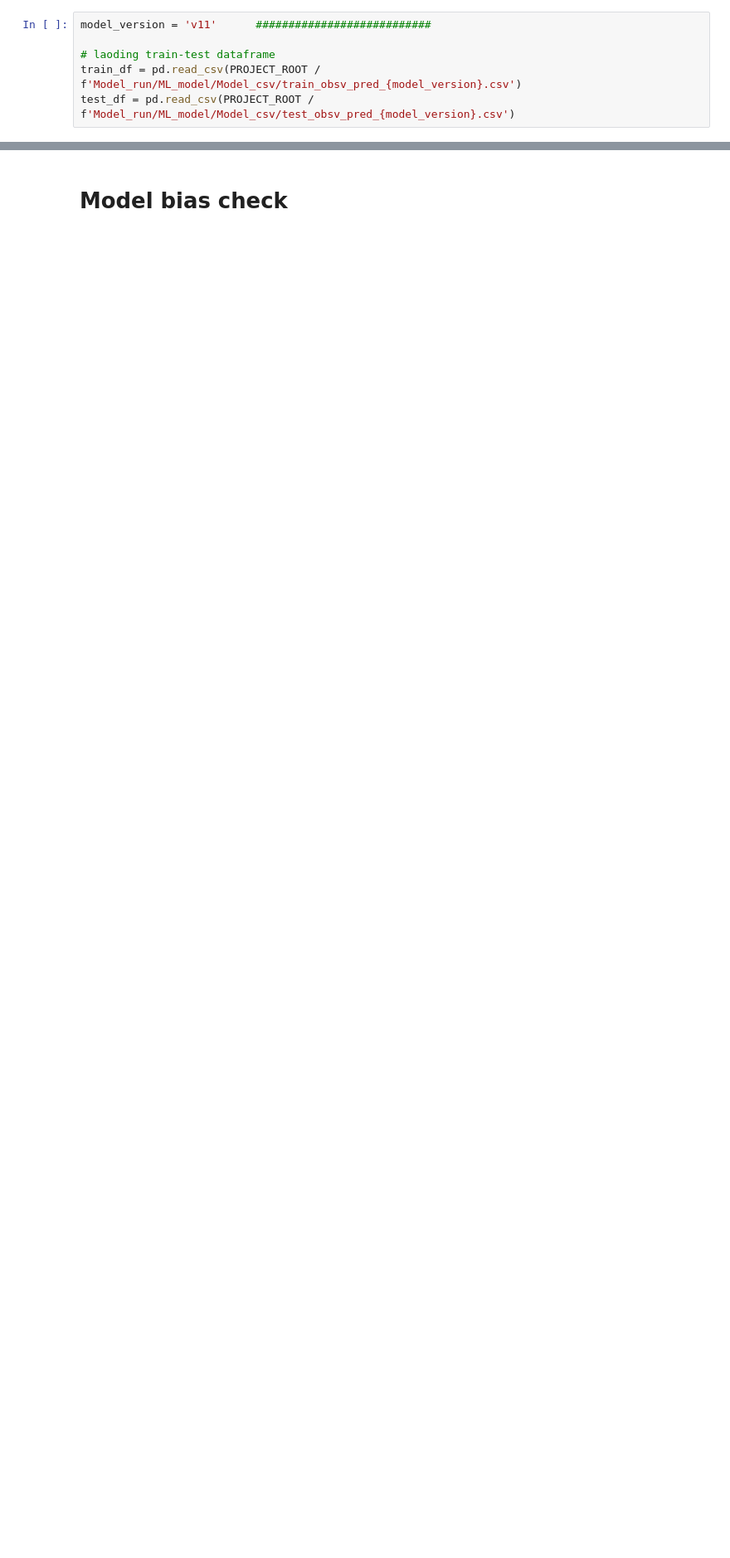
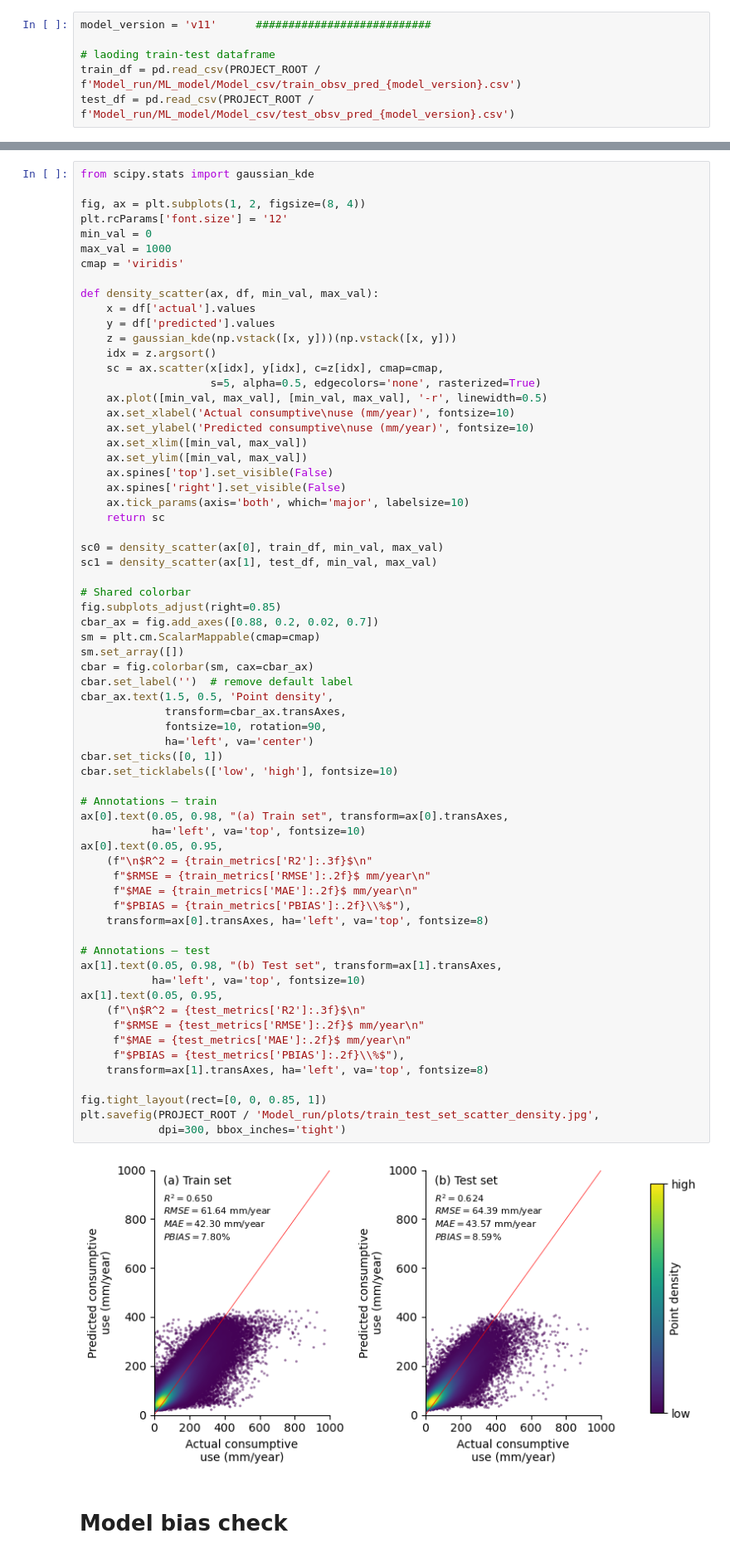
Before and after one commit to mdfahimhasan/WestUS_pumping, a Jupyter notebook: Codes/results_analysis/model_diagnosis.ipynb, the cells around one changed output, grey strips where cells are left out. Shown: that part at 83% size. Drawn from its saved outputs; the diff is of its cells as text; blank space fills up the shorter version.

Commit message:
plot updates

```diff
--- a/Codes/results_analysis/model_diagnosis.ipynb
+++ b/Codes/results_analysis/model_diagnosis.ipynb
@@ -126,3 +130,71 @@ plt.savefig(PROJECT_ROOT / 'Model_run/plots/train_test_set_scatter.jpg', dpi=300
+# %%
+from scipy.stats import gaussian_kde
+
+fig, ax = plt.subplots(1, 2, figsize=(8, 4))
+plt.rcParams['font.size'] = '12'
+min_val = 0
+max_val = 1000
+cmap = 'viridis'
+
+def density_scatter(ax, df, min_val, max_val):
+    x = df['actual'].values
+    y = df['predicted'].values
+    z = gaussian_kde(np.vstack([x, y]))(np.vstack([x, y]))
+    idx = z.argsort()
+    sc = ax.scatter(x[idx], y[idx], c=z[idx], cmap=cmap,
+                    s=5, alpha=0.5, edgecolors='none', rasterized=True)
+    ax.plot([min_val, max_val], [min_val, max_val], '-r', linewidth=0.5)
+    ax.set_xlabel('Actual consumptive\nuse (mm/year)', fontsize=10)
+    ax.set_ylabel('Predicted consumptive\nuse (mm/year)', fontsize=10)
+    ax.set_xlim([min_val, max_val])
+    ax.set_ylim([min_val, max_val])
+    ax.spines['top'].set_visible(False)
+    ax.spines['right'].set_visible(False)
+    ax.tick_params(axis='both', which='major', labelsize=10)
+    return sc
+
+sc0 = density_scatter(ax[0], train_df, min_val, max_val)
+sc1 = density_scatter(ax[1], test_df, min_val, max_val)
+
+# Shared colorbar
+fig.subplots_adjust(right=0.85)
+cbar_ax = fig.add_axes([0.88, 0.2, 0.02, 0.7])
+sm = plt.cm.ScalarMappable(cmap=cmap)
+sm.set_array([])
+cbar = fig.colorbar(sm, cax=cbar_ax)
+cbar.set_label('')  # remove default label
+cbar_ax.text(1.5, 0.5, 'Point density',
+             transform=cbar_ax.transAxes,
+             fontsize=10, rotation=90,
+             ha='left', va='center')
+cbar.set_ticks([0, 1])
+cbar.set_ticklabels(['low', 'high'], fontsize=10)
+
+# Annotations — train
+ax[0].text(0.05, 0.98, "(a) Train set", transform=ax[0].transAxes,
+           ha='left', va='top', fontsize=10)
+ax[0].text(0.05, 0.95,
+    (f"\n$R^2 = {train_metrics['R2']:.3f}$\n"
+     f"$RMSE = {train_metrics['RMSE']:.2f}$ mm/year\n"
+     f"$MAE = {train_metrics['MAE']:.2f}$ mm/year\n"
+     f"$PBIAS = {train_metrics['PBIAS']:.2f}\\%$"),
+    transform=ax[0].transAxes, ha='left', va='top', fontsize=8)
+
+# Annotations — test
+ax[1].text(0.05, 0.98, "(b) Test set", transform=ax[1].transAxes,
+           ha='left', va='top', fontsize=10)
+ax[1].text(0.05, 0.95,
+    (f"\n$R^2 = {test_metrics['R2']:.3f}$\n"
+     f"$RMSE = {test_metrics['RMSE']:.2f}$ mm/year\n"
+     f"$MAE = {test_metrics['MAE']:.2f}$ mm/year\n"
+     f"$PBIAS = {test_metrics['PBIAS']:.2f}\\%$"),
+    transform=ax[1].transAxes, ha='left', va='top', fontsize=8)
+
+fig.tight_layout(rect=[0, 0, 0.85, 1])
+plt.savefig(PROJECT_ROOT / 'Model_run/plots/train_test_set_scatter_density.jpg',
+            dpi=300, bbox_inches='tight')
+# %% [output]
+[figure, added]
 # %% [markdown]
 # Model bias check
 # %%
```
Also changed, not shown: parts of 4 cells of this notebook, 1 other file.
